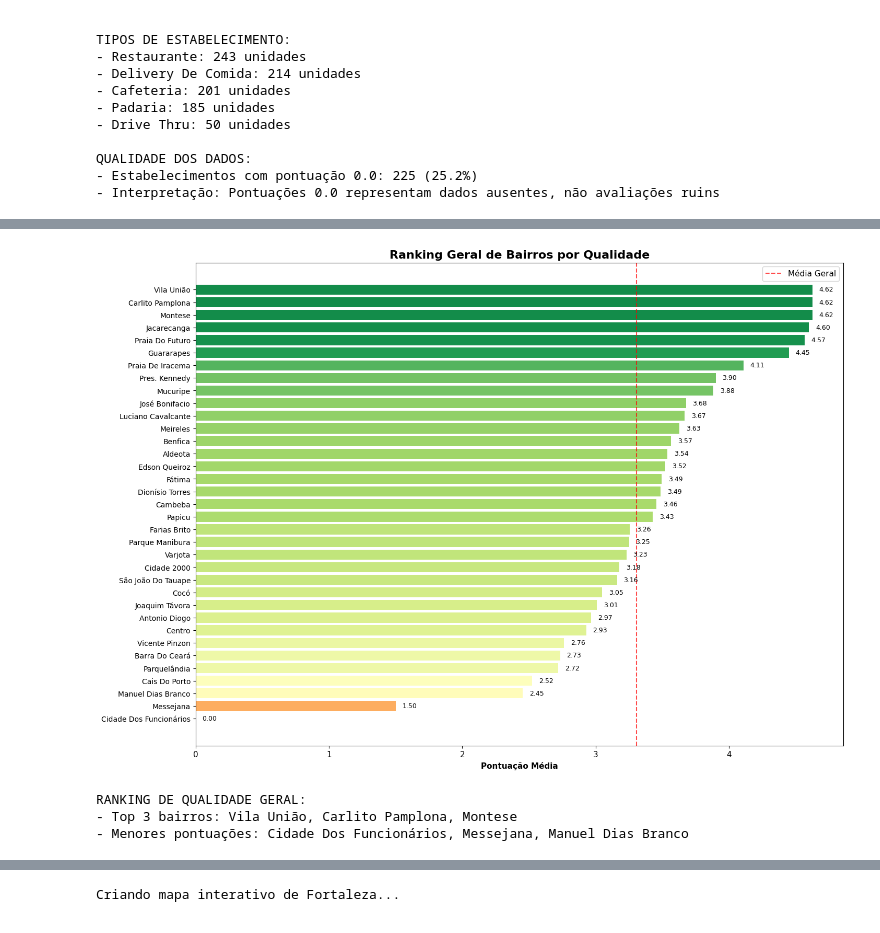
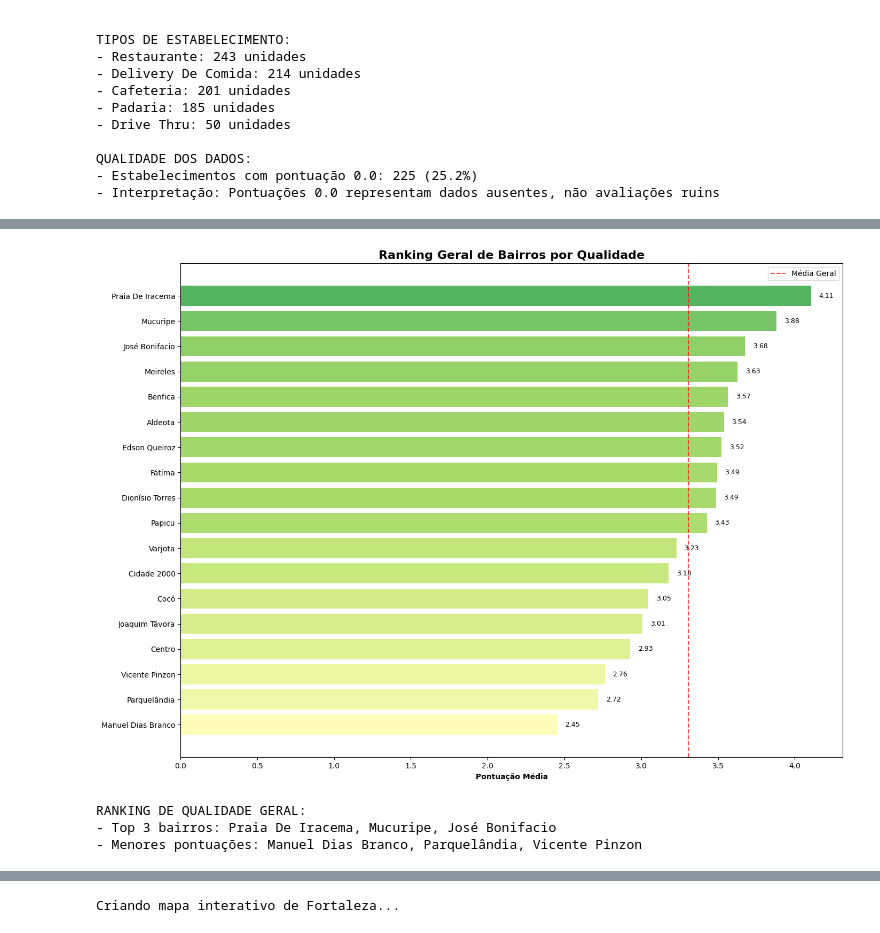
Before and after one commit to duddanobre/search-restaurants, a Jupyter notebook: visualizacoes.ipynb, the cells around one changed output, grey strips where cells are left out. Drawn from its saved outputs; the diff is of its cells as text; code cells hidden in the pictures.

```diff
--- a/visualizacoes.ipynb
+++ b/visualizacoes.ipynb
@@ -180,40 +180,42 @@ CONCENTRAÇÃO GEOGRÁFICA:
 # 2.1 Ranking geral de bairros por qualidade
 plt.figure(figsize=(16, 12))
 
+# Agrupar por bairro: média da pontuação, quantidade de estabelecimentos e soma dos comentários
 bairro_analysis = df_final.groupby('BAIRRO').agg({
     'PONTUACAO': 'mean',
-    'NOME': 'count'
+    'NOME': 'count',
+    'NUM_COMENTARIO': 'sum'
 }).reset_index()
 
-# Filtrar bairros com pelo menos 3 estabelecimentos
-bairro_analysis = bairro_analysis[bairro_analysis['NOME'] >= 3].sort_values('PONTUACAO', ascending=True)
+# Filtrar bairros com pelo menos 10 estabelecimentos
+bairro_analysis = bairro_analysis[bairro_analysis['NOME'] >= 10].sort_values('PONTUACAO', ascending=True)
 
 bars = plt.barh(range(len(bairro_analysis)), bairro_analysis['PONTUACAO'],
                 color=plt.cm.RdYlGn(bairro_analysis['PONTUACAO']/5))
 
 plt.yticks(range(len(bairro_analysis)), bairro_analysis['BAIRRO'], fontsize=10)
 plt.xlabel('Pontuação Média', fontweight='bold')
 plt.title('Ranking Geral de Bairros por Qualidade', fontsize=16, fontweight='bold')
 plt.axvline(x=df_final['PONTUACAO'].mean(), color='red', linestyle='--', alpha=0.7, label='Média Geral')
 
 # Adicionar valores
 for i, row in bairro_analysis.iterrows():
     plt.text(row['PONTUACAO'] + 0.05, list(bairro_analysis.index).index(i),
              f"{row['PONTUACAO']:.2f}", va='center', fontsize=9)
 
 plt.legend()
 plt.show()
 
 print("RANKING DE QUALIDADE GERAL:")
 top_3 = bairro_analysis.tail(3)['BAIRRO'].tolist()
 bottom_3 = bairro_analysis.head(3)['BAIRRO'].tolist()
 print(f"- Top 3 bairros: {', '.join(reversed(top_3))}")
 print(f"- Menores pontuações: {', '.join(bottom_3)}")
 # %% [output]
-[figure, old version]
+[figure, new version]
 RANKING DE QUALIDADE GERAL:
-- Top 3 bairros: Vila União, Carlito Pamplona, Montese
-- Menores pontuações: Cidade Dos Funcionários, Messejana, Manuel Dias Branco
+- Top 3 bairros: Praia De Iracema, Mucuripe, José Bonifacio
+- Menores pontuações: Manuel Dias Branco, Parquelândia, Vicente Pinzon
 # %%
 # 2.2 Análise específica por tipo de estabelecimento
 tipos_para_analisar = ['Restaurante', 'Padaria', 'Cafeteria', 'Drive Thru', 'Delivery De Comida']
```
Also changed, not shown: parts of 9 cells of this notebook, 1 other file.
